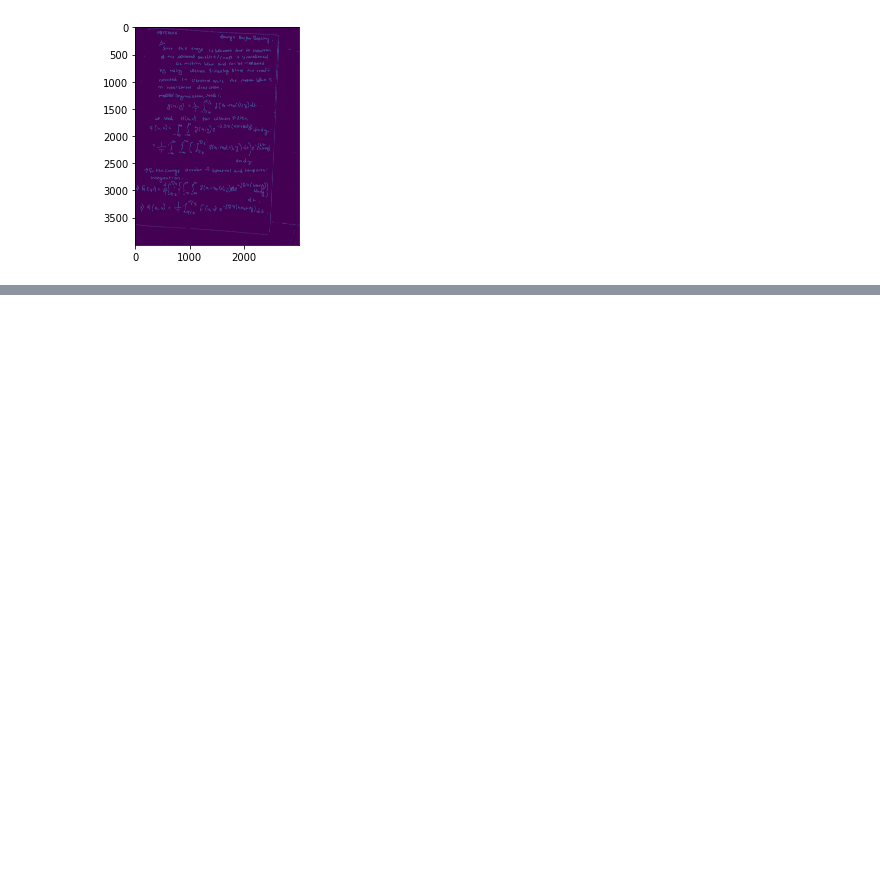
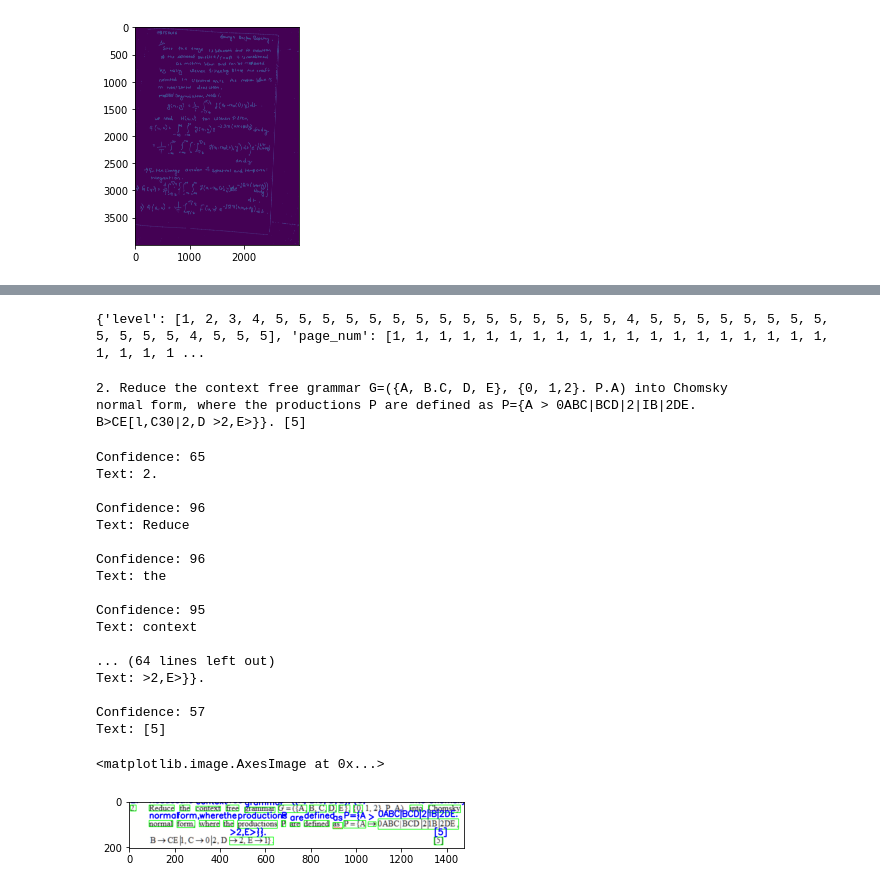
Before and after one commit to nexus-hash/Document-Digitisation, a Jupyter notebook: Image_Proc_Project.ipynb, the cells around one changed output, grey strips where cells are left out. Cells and saved outputs as stored; diff of their text form; code cells hidden in the pictures; blank space fills up the shorter version.

```diff
--- a/Image_Proc_Project.ipynb
+++ b/Image_Proc_Project.ipynb
@@ -37,0 +67,49 @@ error: ignored
+# %%
+results = pytesseract.image_to_data(grayocrimage, output_type=Output.DICT)
+print(results)
+# %% [output]
+{'level': [1, 2, 3, 4, 5, 5, 5, 5, 5, 5, 5, 5, 5, 5, 5, 5, 5, 5, 5, 4, 5, 5, 5, 5, 5, 5, 5, 5, 5, 5, 5, 5, 4, 5, 5, 5], 'page_num': [1, 1, 1, 1, 1, 1, 1, 1, 1, 1, 1, 1, 1, 1, 1, 1, 1, 1, 1, 1, 1, 1, 1 ...
+# %%
+results = pytesseract.image_to_string(grayocrimage)
+print(results)
+# %% [output]
+2. Reduce the context free grammar G=({A, B.C, D, E}, {0, 1,2}. P.A) into Chomsky
+normal form, where the productions P are defined as P={A > 0ABC|BCD|2|IB|2DE.
+B>CE[l,C30|2,D >2,E>}}. [5]
+# %%
+for i in range(0, len(results["text"])):
+  x = results["left"][i]
+  y = results["top"][i]
+  w = results["width"][i]
+  h = results["height"][i]
+  text = results["text"][i]
+  conf = int(results["conf"][i])
+  if conf > 20:
+    print("Confidence: {}".format(conf))
+    print("Text: {}".format(text))
+    print("")
+    text = "".join([c if ord(c) < 128 else "" for c in text]).strip()
+    cv2.rectangle(ocrimage, (x, y), (x + w, y + h), (0, 255, 0), 2)
+    cv2.putText(ocrimage, text, (x, y - 10), cv2.FONT_HERSHEY_SIMPLEX,1.2, (0, 0, 255), 3)
+
+plt.imshow(ocrimage)
+# %% [output]
+Confidence: 65
+Text: 2.
+
+Confidence: 96
+Text: Reduce
+
+Confidence: 96
+Text: the
+
+Confidence: 95
+Text: context
+
+... (64 lines left out)
+Text: >2,E>}}.
+
+Confidence: 57
+Text: [5]
+<matplotlib.image.AxesImage at 0x...>
+[figure, added]
```
Also changed, not shown: parts of 12 cells of this notebook.
